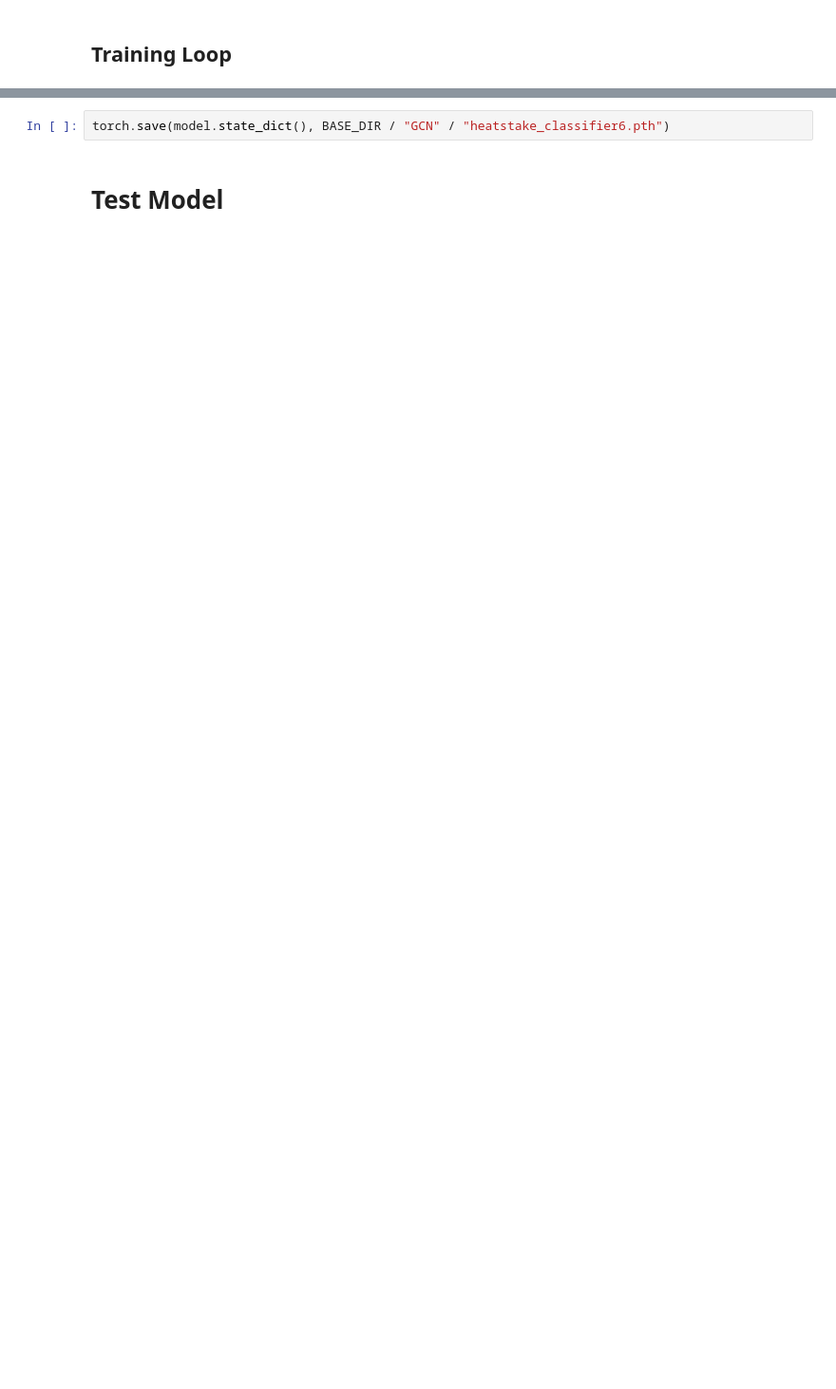
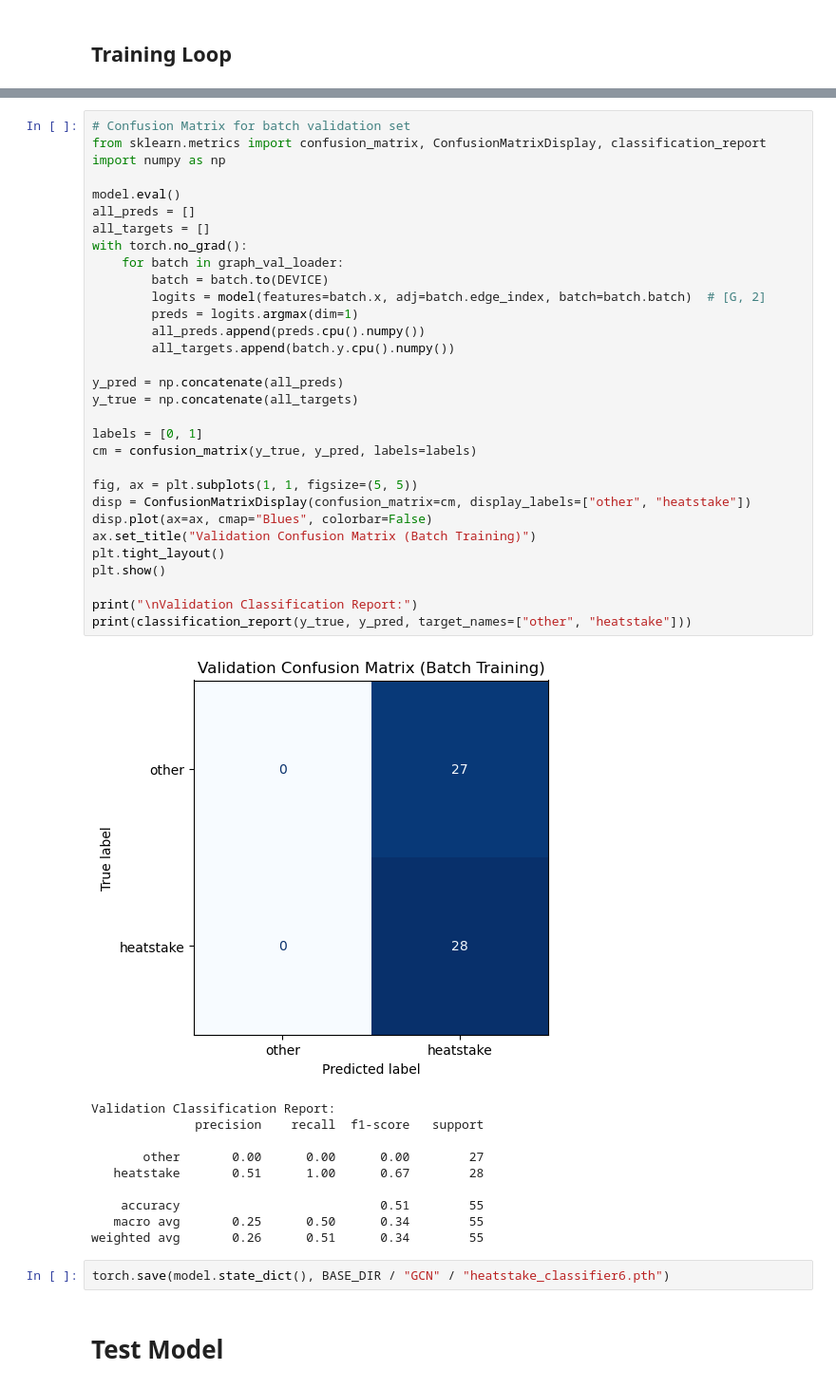
Before and after one commit to MrEstebato/3d-part-localization, a Jupyter notebook: GCN/train_GCN.ipynb, the cells around one changed output, grey strips where cells are left out. Shown: that part at 95% size. Saved outputs shown, nothing was run; the diff lists cells and outputs as text; blank space fills up the shorter version.

```diff
--- a/GCN/train_GCN.ipynb
+++ b/GCN/train_GCN.ipynb
@@ -464,3 +484,45 @@ Epoch 050 | Train Loss: 0.6891 Acc: 0.516 | Val Loss: 0.6960 Acc: 0.473
+# %%
+# Confusion Matrix for batch validation set
+from sklearn.metrics import confusion_matrix, ConfusionMatrixDisplay, classification_report
+import numpy as np
+
+model.eval()
+all_preds = []
+all_targets = []
+with torch.no_grad():
+    for batch in graph_val_loader:
+        batch = batch.to(DEVICE)
+        logits = model(features=batch.x, adj=batch.edge_index, batch=batch.batch)  # [G, 2]
+        preds = logits.argmax(dim=1)
+        all_preds.append(preds.cpu().numpy())
+        all_targets.append(batch.y.cpu().numpy())
+
+y_pred = np.concatenate(all_preds)
+y_true = np.concatenate(all_targets)
+
+labels = [0, 1]
+cm = confusion_matrix(y_true, y_pred, labels=labels)
+
+fig, ax = plt.subplots(1, 1, figsize=(5, 5))
+disp = ConfusionMatrixDisplay(confusion_matrix=cm, display_labels=["other", "heatstake"])
+disp.plot(ax=ax, cmap="Blues", colorbar=False)
+ax.set_title("Validation Confusion Matrix (Batch Training)")
+plt.tight_layout()
+plt.show()
+
+print("\nValidation Classification Report:")
+print(classification_report(y_true, y_pred, target_names=["other", "heatstake"]))
+# %% [output]
+[figure, added]
+Validation Classification Report:
+              precision    recall  f1-score   support
+
+       other       0.00      0.00      0.00        27
+   heatstake       0.51      1.00      0.67        28
+
+    accuracy                           0.51        55
+   macro avg       0.25      0.50      0.34        55
+weighted avg       0.26      0.51      0.34        55
 # %%
 torch.save(model.state_dict(), BASE_DIR / "GCN" / "heatstake_classifier6.pth")
 # %% [markdown]
```
Also changed, not shown: parts of 10 cells of this notebook, 3 other files.
